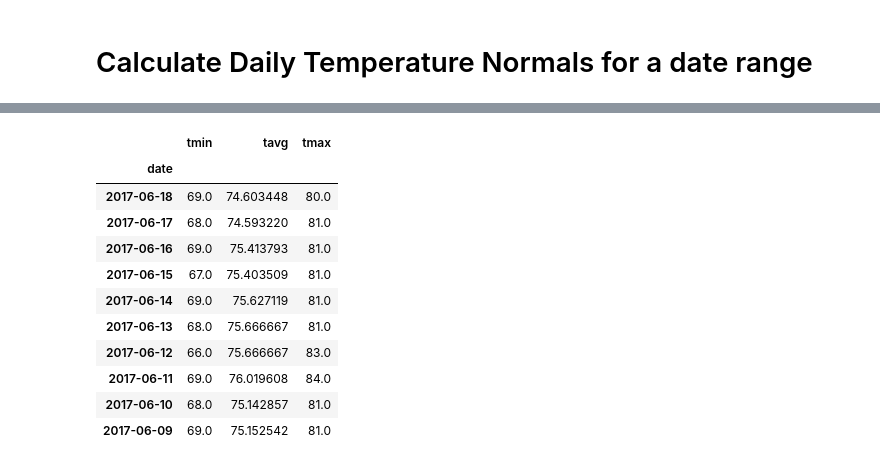
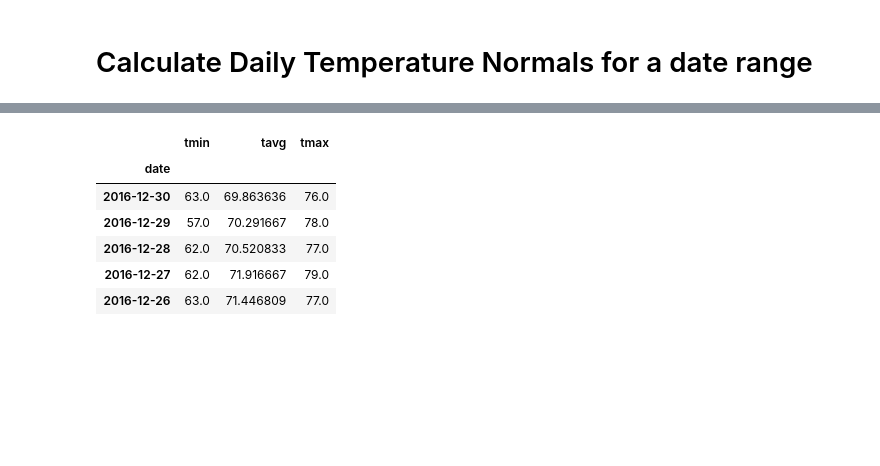
Before and after one commit to ppainuly/Hawaii-Weather-Analysis, a Jupyter notebook: climate_starter.ipynb, the cells around one changed output, grey strips where cells are left out. Cells and saved outputs as stored; diff of their text form; code cells hidden in the pictures; blank space fills up the shorter version.

```diff
--- a/climate_starter.ipynb
+++ b/climate_starter.ipynb
@@ -326,8 +373,8 @@ daily_normals("01-01")[0]
 # push each tuple of calculations into a list called `normals`
 
 # Set the start and end date of the trip
-start_date = '2017-05-12'
-end_date ='2017-06-18'
+start_date = '2016-12-24'
+end_date ='2016-12-30'
 
 # Use the start and end date to create a range of dates
 date_range = session.query(Measurement.date).filter(Measurement.date >= start_date,Measurement.date <= end_date).group_by(Measurement.date).all()
@@ -359,24 +396,19 @@ date_normals
 # %%
 # Load the previous query results into a Pandas DataFrame and add the `trip_dates` range as the `date` index
 
 date_normals_df= pd.DataFrame(date_normals,columns=['tmin', 'tavg', 'tmax'])
 date_normals_df['date'] = [date[0] for date in date_range]
 date_normals = date_normals_df.sort_values('date',ascending =False)
 date_normals = date_normals.set_index('date')
-date_normals.head(10)
+date_normals.head()
 # %% [output]
 |  | tmin | tavg | tmax |
 | date |  |  |  |
-| 2017-06-18 | 69.0 | 74.603448 | 80.0 |
-| 2017-06-17 | 68.0 | 74.593220 | 81.0 |
-| 2017-06-16 | 69.0 | 75.413793 | 81.0 |
-| 2017-06-15 | 67.0 | 75.403509 | 81.0 |
-| 2017-06-14 | 69.0 | 75.627119 | 81.0 |
-| 2017-06-13 | 68.0 | 75.666667 | 81.0 |
-| 2017-06-12 | 66.0 | 75.666667 | 83.0 |
-| 2017-06-11 | 69.0 | 76.019608 | 84.0 |
-| 2017-06-10 | 68.0 | 75.142857 | 81.0 |
-| 2017-06-09 | 69.0 | 75.152542 | 81.0 |
+| 2016-12-30 | 63.0 | 69.863636 | 76.0 |
+| 2016-12-29 | 57.0 | 70.291667 | 78.0 |
+| 2016-12-28 | 62.0 | 70.520833 | 77.0 |
+| 2016-12-27 | 62.0 | 71.916667 | 79.0 |
+| 2016-12-26 | 63.0 | 71.446809 | 77.0 |
 # %%
 # Plot the daily normals as an area plot with `stacked=False`
 style.use('fivethirtyeight')
```
Also changed, not shown: parts of 8 cells of this notebook.
